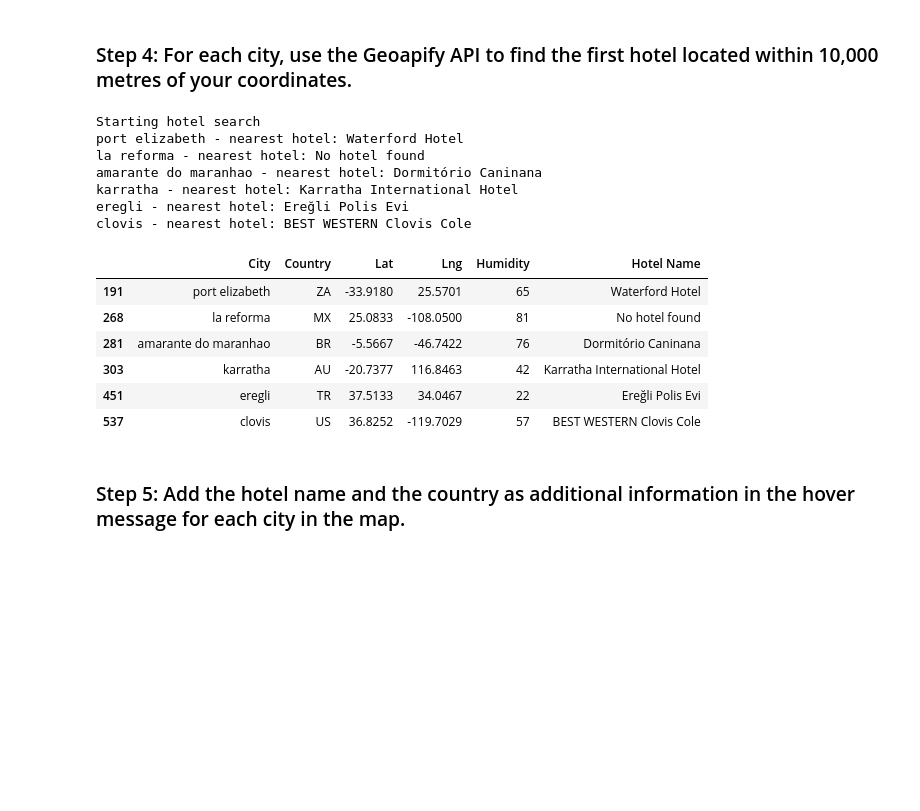
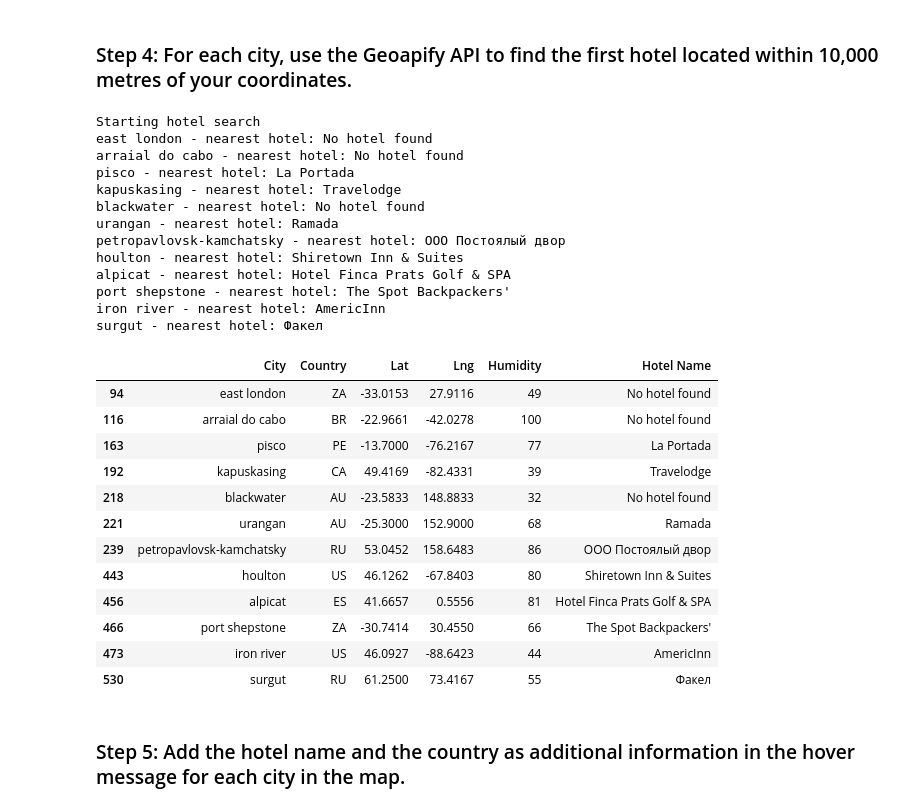
Before and after one commit to Data-Miner99/python-api-challenge, a Jupyter notebook: VacationPy.ipynb, the cells around one changed output. Cells and saved outputs as stored; diff of their text form; code cells hidden in the pictures; blank space fills up the shorter version.

```diff
--- a/VacationPy.ipynb
+++ b/VacationPy.ipynb
@@ -56,8 +56,8 @@ map_plot
 # %%
 # Narrow down cities that fit criteria and drop any results with null values
 ideal_weather = city_data_df
-ideal_weather = ideal_weather.loc[(ideal_weather["Max Temp"] <= 80) & (ideal_weather["Max Temp"] >= 70)]
-ideal_weather = ideal_weather.loc[ideal_weather["Wind Speed"] <= 10]
+ideal_weather = ideal_weather.loc[(ideal_weather["Max Temp"] <= 20) & (ideal_weather["Max Temp"] >= 15)]
+ideal_weather = ideal_weather.loc[ideal_weather["Wind Speed"] <= 5]
 ideal_weather = ideal_weather.loc[ideal_weather["Cloudiness"] == 0]
 
 
@@ -100,7 +112,7 @@ hotel_df
 radius = 10000
 params = {
     "radius": radius,
-    "categories": "accommodation",
+    "categories": "accommodation.hotel",
     "apiKey": geoapify_key
 }
 
@@ -115,45 +127,57 @@ for index, row in hotel_df.iterrows():
 
     # Add filter and bias parameters with the current city's latitude and longitude to the params dictionary
     params["filter"] = f"circle:{lng},{lat},{radius}"
     params["bias"] = f"proximity:{lng},{lat}"
 
     # Set base URL
     base_url = "https://api.geoapify.com/v2/places"
 
     # Make and API request using the params dictionary
     name_address = requests.get(base_url, params=params)
 
     # Convert the API response to JSON format
     name_address = name_address.json()
 
 
     # Grab the first hotel from the results and store the name in the hotel_df DataFrame
     try:
         hotel_df.loc[index, "Hotel Name"] = name_address["features"][0]["properties"]["name"]
     except (KeyError, IndexError):
         # If no hotel is found, set the hotel name as "No hotel found".
         hotel_df.loc[index, "Hotel Name"] = "No hotel found"
 
     # Log the search results
     print(f"{hotel_df.loc[index, 'City']} - nearest hotel: {hotel_df.loc[index, 'Hotel Name']}")
 
 # Display sample data
 hotel_df
 # %% [output]
 Starting hotel search
-port elizabeth - nearest hotel: Waterford Hotel
-la reforma - nearest hotel: No hotel found
-amarante do maranhao - nearest hotel: Dormitório Caninana
-karratha - nearest hotel: Karratha International Hotel
-eregli - nearest hotel: Ereğli Polis Evi
-clovis - nearest hotel: BEST WESTERN Clovis Cole
+east london - nearest hotel: No hotel found
+arraial do cabo - nearest hotel: No hotel found
+pisco - nearest hotel: La Portada
+kapuskasing - nearest hotel: Travelodge
+blackwater - nearest hotel: No hotel found
+urangan - nearest hotel: Ramada
+petropavlovsk-kamchatsky - nearest hotel: ООО Постоялый двор
+houlton - nearest hotel: Shiretown Inn & Suites
+alpicat - nearest hotel: Hotel Finca Prats Golf & SPA
+port shepstone - nearest hotel: The Spot Backpackers'
+iron river - nearest hotel: AmericInn
+surgut - nearest hotel: Факел
 |  | City | Country | Lat | Lng | Humidity | Hotel Name |
-| 191 | port elizabeth | ZA | -33.9180 | 25.5701 | 65 | Waterford Hotel |
-| 268 | la reforma | MX | 25.0833 | -108.0500 | 81 | No hotel found |
-| 281 | amarante do maranhao | BR | -5.5667 | -46.7422 | 76 | Dormitório Caninana |
-| 303 | karratha | AU | -20.7377 | 116.8463 | 42 | Karratha International Hotel |
-| 451 | eregli | TR | 37.5133 | 34.0467 | 22 | Ereğli Polis Evi |
-| 537 | clovis | US | 36.8252 | -119.7029 | 57 | BEST WESTERN Clovis Cole |
+| 94 | east london | ZA | -33.0153 | 27.9116 | 49 | No hotel found |
+| 116 | arraial do cabo | BR | -22.9661 | -42.0278 | 100 | No hotel found |
+| 163 | pisco | PE | -13.7000 | -76.2167 | 77 | La Portada |
+| 192 | kapuskasing | CA | 49.4169 | -82.4331 | 39 | Travelodge |
+| 218 | blackwater | AU | -23.5833 | 148.8833 | 32 | No hotel found |
+| 221 | urangan | AU | -25.3000 | 152.9000 | 68 | Ramada |
+| 239 | petropavlovsk-kamchatsky | RU | 53.0452 | 158.6483 | 86 | ООО Постоялый двор |
+| 443 | houlton | US | 46.1262 | -67.8403 | 80 | Shiretown Inn & Suites |
+| 456 | alpicat | ES | 41.6657 | 0.5556 | 81 | Hotel Finca Prats Golf & SPA |
+| 466 | port shepstone | ZA | -30.7414 | 30.4550 | 66 | The Spot Backpackers' |
+| 473 | iron river | US | 46.0927 | -88.6423 | 44 | AmericInn |
+| 530 | surgut | RU | 61.2500 | 73.4167 | 55 | Факел |
 # %% [markdown]
 ### Step 5: Add the hotel name and the country as additional information in the hover message for each city in the map.
 # %%
```
Also changed, not shown: parts of 3 cells of this notebook, 6 other files.
